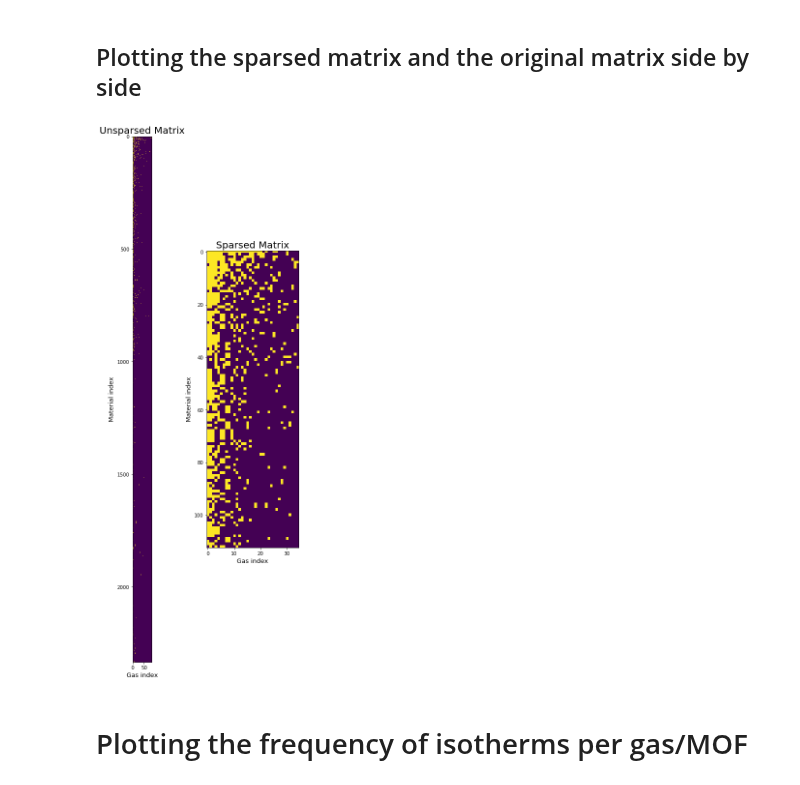
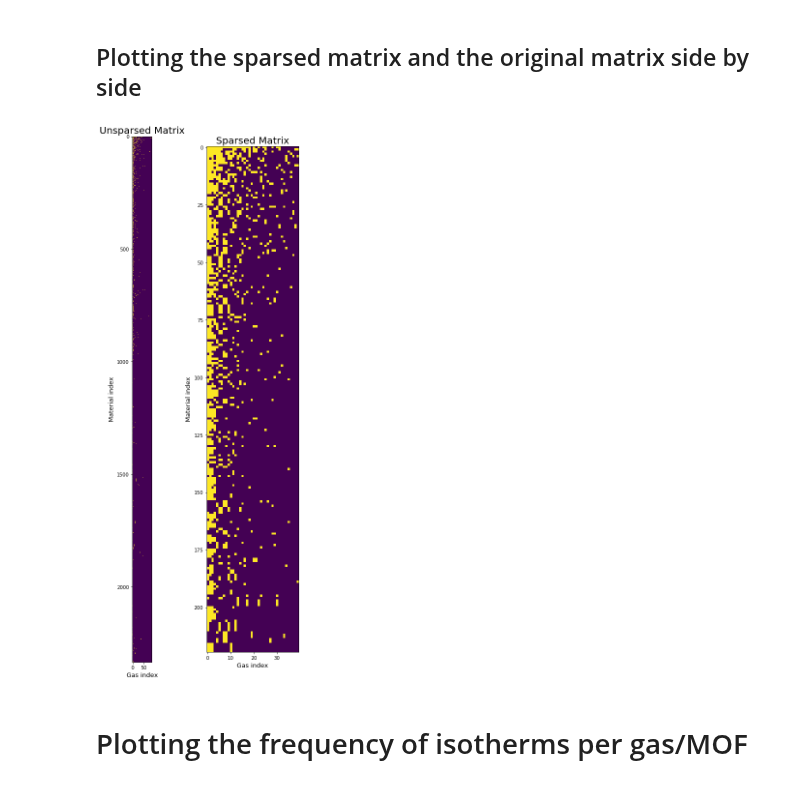
Before and after one commit to SimonEnsemble/material_recommendation_system, a Jupyter notebook: SparsityMatrix.ipynb, the cells around one changed output. Saved outputs shown, nothing was run; the diff lists cells and outputs as text; code cells hidden in the pictures.

```diff
--- a/SparsityMatrix.ipynb
+++ b/SparsityMatrix.ipynb
@@ -57,27 +57,28 @@ Number of isotherms after cutting non experimental: 28813
 # %% [markdown]
 ### Grabs units
 # %%
-filename = 'data/isotherm_file_units.csv'
+unit_filename = 'data/isotherm_file_units.csv'
 units = []
 filename_unit_dict = {}
 
 # If `isotherm_file_units.csv` is not present, the following code will parse the database
 #  and grab the units of each isotherm file. The data will be written into a new `isotherm_file_units.csv` file
 # WILL TAKE AROUND 3 HRS!
-if os.path.isfile(filename):
+if os.path.isfile(unit_filename):
     print('File already exists.\nWill not download isotherm data from NIST database')
-    isotherm_unit_data = pd.read_csv(filename)
+    isotherm_unit_data = pd.read_csv(unit_filename)
     units = isotherm_unit_data['units']
     for i in range(isotherm_unit_data.shape[0]):
         filename_unit_dict[isotherm_unit_data['isotherm_filename'][i]] = isotherm_unit_data['units'][i]
 else:
+    print('File does not exist.\nStarting a long process (roughly 3 hrs)')
     for isotherm in experimental_isotherms:
         filename = isotherm['filename']
         url = "https://adsorption.nist.gov/isodb/api/isotherm/" + filename + ".json"
         bibliography = json.loads(requests.get(url).content)
         units.append(bibliography['adsorptionUnits'])
         filename_unit_dict[filename] = bibliography['adsorptionUnits']
-    with open(filename, 'w') as outfile:
+    with open(unit_filename, 'w') as outfile:
         outfile.write('isotherm_filename,units\n')
         for i, isotherm in enumerate(experimental_isotherms):
             outfile.write(isotherm['filename'] + ',' + units[i] + '\n')
@@ -272,5 +273,5 @@ def prune_matrix(min_data_points, verbose=True):
 
     return keep_row, keep_column
 
-keep_row, keep_column = prune_matrix(5)
+keep_row, keep_column = prune_matrix(4)
 # %% [output]
@@ -431,35 +432,35 @@ def plot_sparsity(min_data_points):
 
     keep_row, keep_column = prune_matrix(min_data_points, False)
     fig = plt.figure(figsize = (7.5,20))
 
     #subplot for the unsparsed matrix
     sorted_matrix = sort_matrix_by_freq(material_gas_matrix)
     ax = plt.subplot(121)
     #plt.spy(sorted_matrix, aspect='auto', markersize=3.5)
     plt.imshow(sorted_matrix)
     plt.title('Unsparsed Matrix',fontsize = 20)
     plt.xlabel('Gas index',fontsize = 13)
     plt.ylabel('Material index',fontsize = 13)
     ax.xaxis.set_ticks_position('bottom')
     ax.xaxis.set_label_position('bottom')
 
 
     #subplot the sparsed matrix
     sorted_sparsed_matrix = sort_matrix_by_freq(np.copy(material_gas_matrix[keep_row, :][:, keep_column]))
     ax = plt.subplot(122)
     #plt.spy(sorted_sparsed_matrix, aspect='auto', markersize=2, marker='s')
     plt.imshow(sorted_sparsed_matrix)
     plt.title('Sparsed Matrix',fontsize = 20)
     plt.xlabel('Gas index',fontsize = 13)
     plt.ylabel('Material index',fontsize = 13)
     ax.xaxis.set_ticks_position('bottom')
     ax.xaxis.set_label_position('bottom')
 
     plt.show()
 
-plot_sparsity(5)
+plot_sparsity(4)
 # %% [output]
-[figure, old version]
+[figure, new version]
 # %% [markdown]
 # Plotting the frequency of isotherms per gas/MOF
 # %%
```
Also changed, not shown: parts of 9 cells of this notebook.
